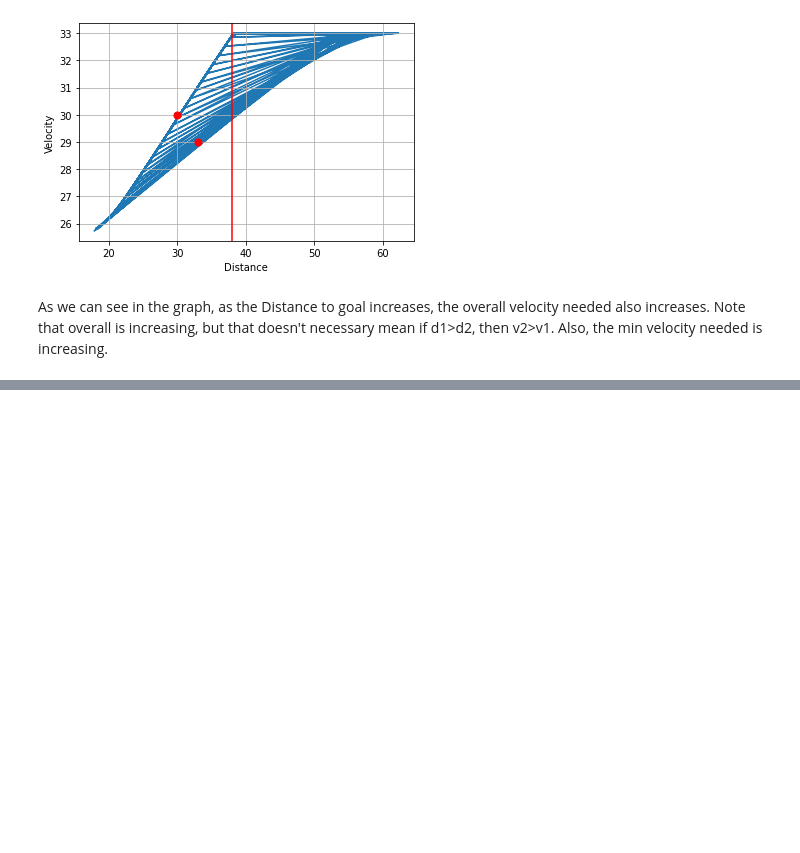
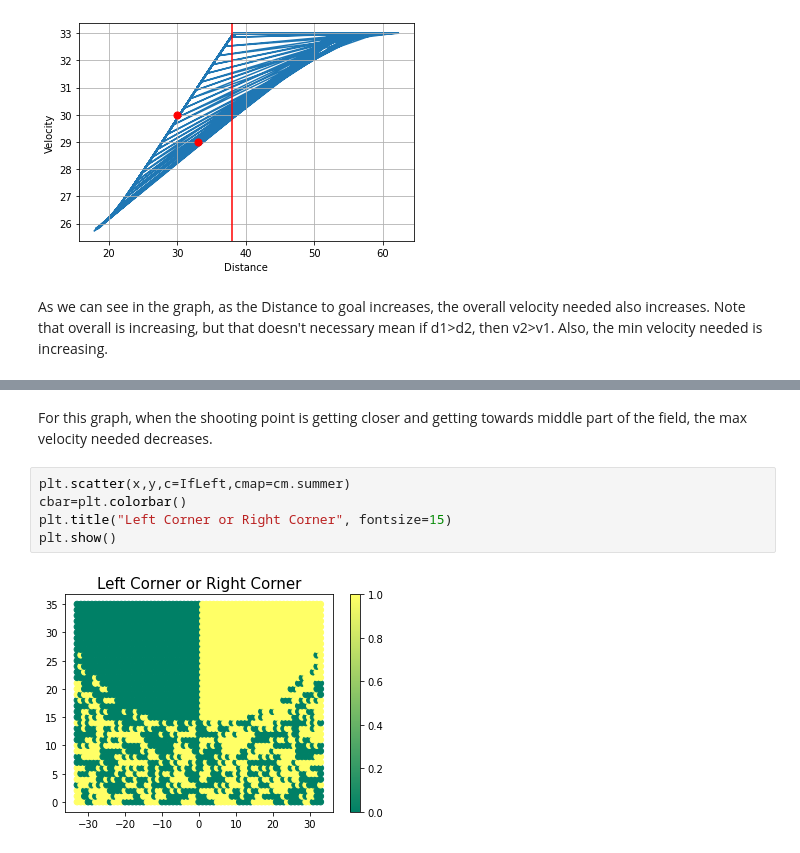
Before and after one commit to Holycarota/Math111A_Model, a Jupyter notebook: Output_Analysis.ipynb, the cells around one changed output, grey strips where cells are left out. Cells and saved outputs as stored; diff of their text form; blank space fills up the shorter version.

```diff
--- a/Output_Analysis.ipynb
+++ b/Output_Analysis.ipynb
@@ -47,0 +57,9 @@ As we can see in the graph, as the Distance to goal increases, the overall veloc
+# %% [markdown]
+For this graph, when the shooting point is getting closer and getting towards middle part of the field, the max velocity needed decreases.
+# %%
+plt.scatter(x,y,c=IfLeft,cmap=cm.summer)
+cbar=plt.colorbar()
+plt.title("Left Corner or Right Corner", fontsize=15)
+plt.show()
+# %% [output]
+[figure, added]
```
Also changed, not shown: parts of 9 cells of this notebook.
